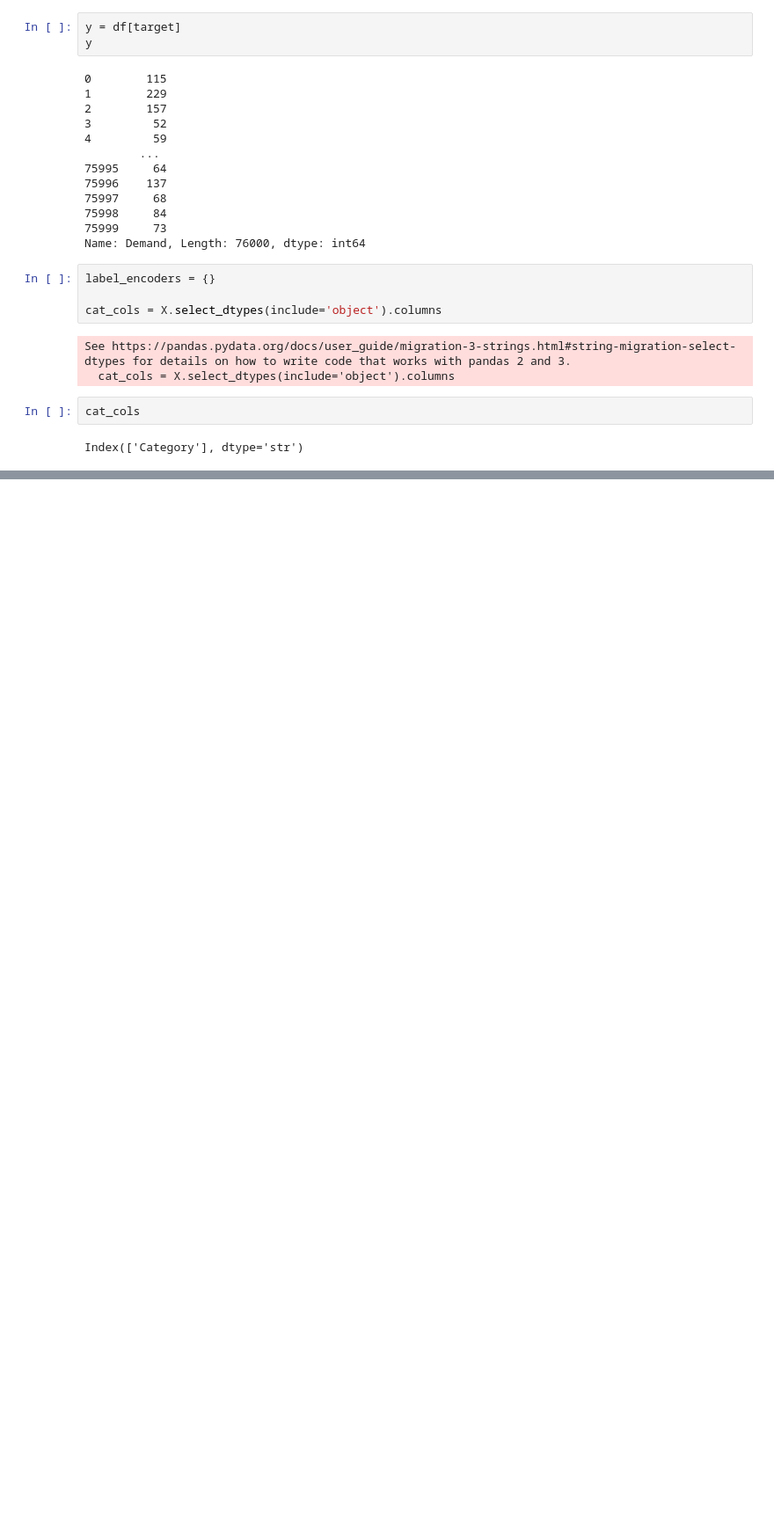
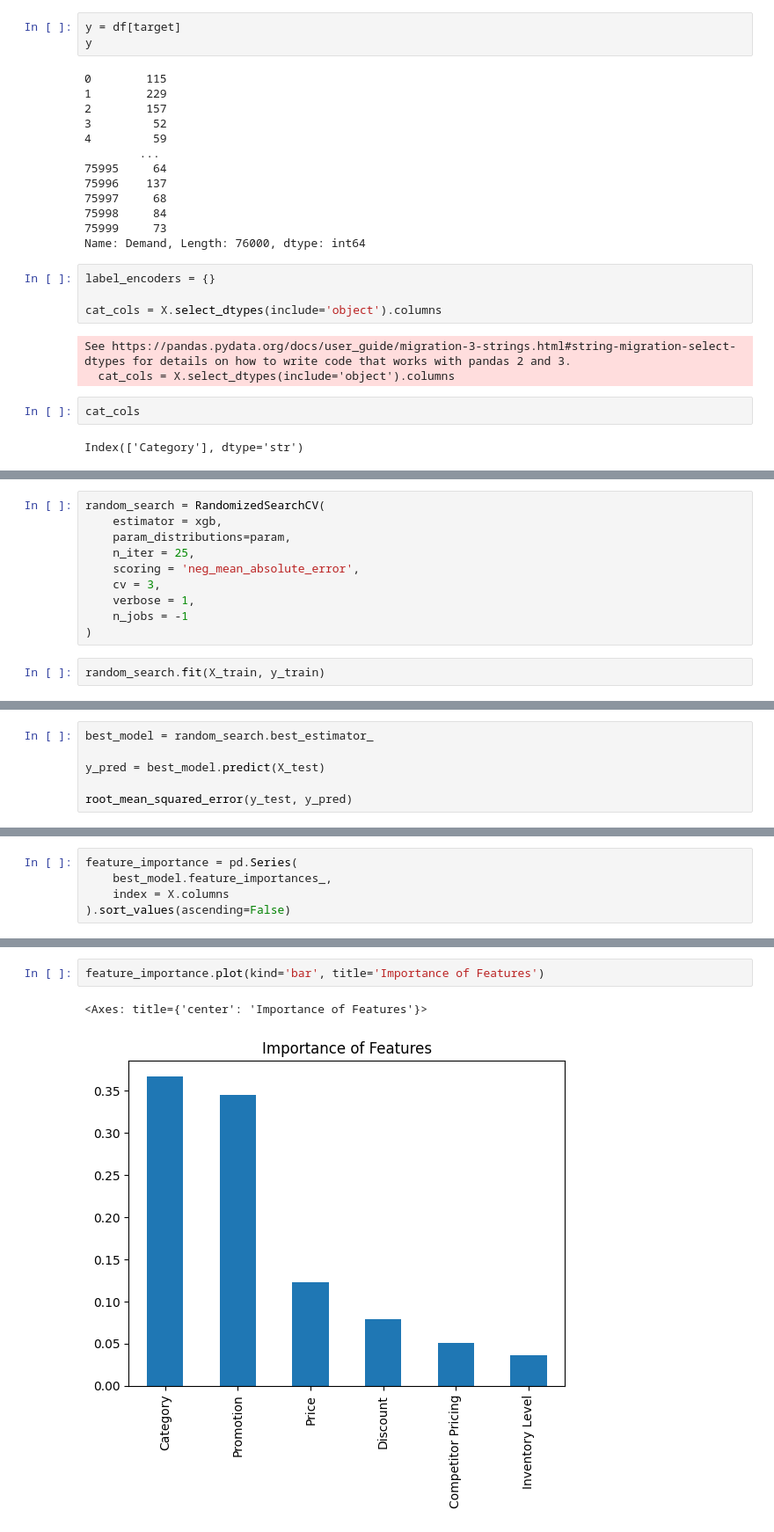
Before and after one commit to RaviNamdeoo/Demand_Forecasting, a Jupyter notebook: ml_demand_forecasting.ipynb, the cells around one changed output, grey strips where cells are left out. Shown at 88% size. Cells and saved outputs as stored; diff of their text form; blank space fills up the shorter version.

```diff
--- a/ml_demand_forecasting.ipynb
+++ b/ml_demand_forecasting.ipynb
@@ -74,0 +112,12 @@ for col in cat_cols:
+# %%
+random_search = RandomizedSearchCV(
+    estimator = xgb,
+    param_distributions=param,
+    n_iter = 25,
+    scoring = 'neg_mean_absolute_error',
+    cv = 3,
+    verbose = 1,
+    n_jobs = -1
+)
+# %%
+random_search.fit(X_train, y_train)
@@ -74,0 +174,6 @@ for col in cat_cols:
+# %%
+best_model = random_search.best_estimator_
+
+y_pred = best_model.predict(X_test)
+
+root_mean_squared_error(y_test, y_pred)
@@ -74,0 +188,5 @@ for col in cat_cols:
+# %%
+feature_importance = pd.Series(
+    best_model.feature_importances_,
+    index = X.columns
+).sort_values(ascending=False)
@@ -74,0 +203,5 @@ for col in cat_cols:
+# %%
+feature_importance.plot(kind='bar', title='Importance of Features')
+# %% [output]
+<Axes: title={'center': 'Importance of Features'}>
+[figure, added]
```
Also changed, not shown: parts of 18 cells of this notebook, 4 other files.
